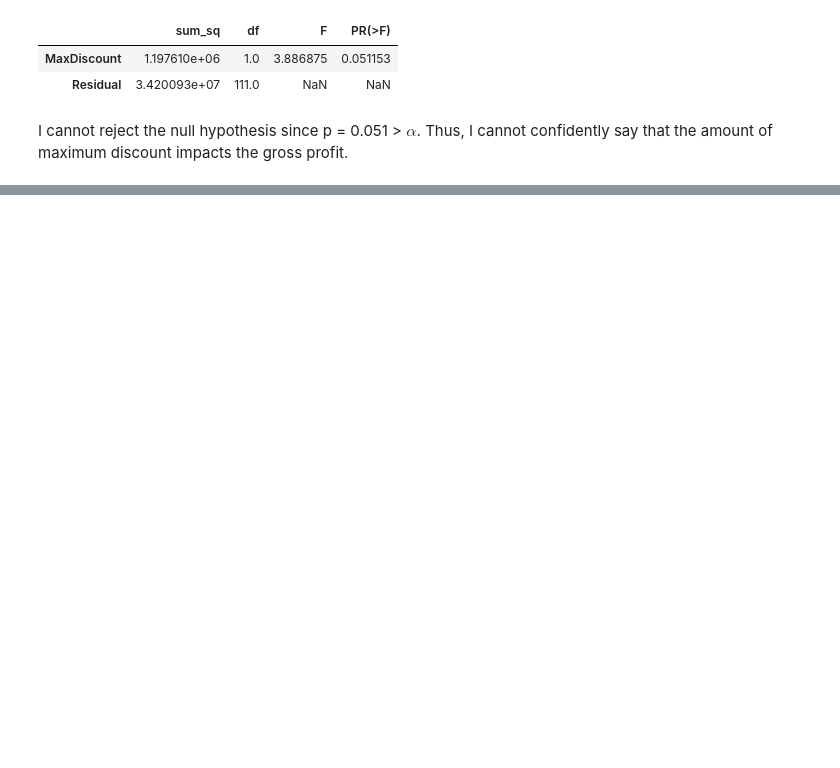
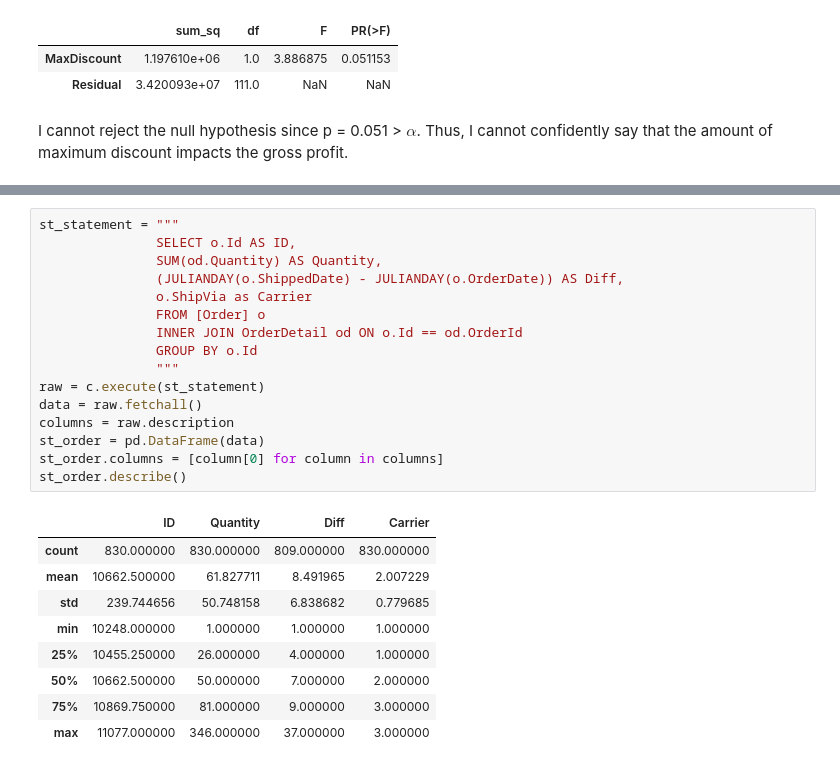
Before and after one commit to Matthew-Daly/dsc-2-final-project-online-ds-sp-000, a Jupyter notebook: Student.ipynb, the cells around one changed output, grey strips where cells are left out. Cells and saved outputs as stored; diff of their text form; blank space fills up the shorter version.

```diff
--- a/Student.ipynb
+++ b/Student.ipynb
@@ -428,0 +442,26 @@ I cannot reject the null hypothesis since p = 0.051 > $\alpha$. Thus, I cannot c
+# %%
+st_statement = """
+               SELECT o.Id AS ID,
+               SUM(od.Quantity) AS Quantity,
+               (JULIANDAY(o.ShippedDate) - JULIANDAY(o.OrderDate)) AS Diff,
+               o.ShipVia as Carrier
+               FROM [Order] o
+               INNER JOIN OrderDetail od ON o.Id == od.OrderId
+               GROUP BY o.Id
+               """
+raw = c.execute(st_statement)
+data = raw.fetchall()
+columns = raw.description
+st_order = pd.DataFrame(data)
+st_order.columns = [column[0] for column in columns]
+st_order.describe()
+# %% [output]
+|  | ID | Quantity | Diff | Carrier |
+| count | 830.000000 | 830.000000 | 809.000000 | 830.000000 |
+| mean | 10662.500000 | 61.827711 | 8.491965 | 2.007229 |
+| std | 239.744656 | 50.748158 | 6.838682 | 0.779685 |
+| min | 10248.000000 | 1.000000 | 1.000000 | 1.000000 |
+| 25% | 10455.250000 | 26.000000 | 4.000000 | 1.000000 |
+| 50% | 10662.500000 | 50.000000 | 7.000000 | 2.000000 |
+| 75% | 10869.750000 | 81.000000 | 9.000000 | 3.000000 |
+| max | 11077.000000 | 346.000000 | 37.000000 | 3.000000 |
```
Also changed, not shown: parts of 14 cells of this notebook.
